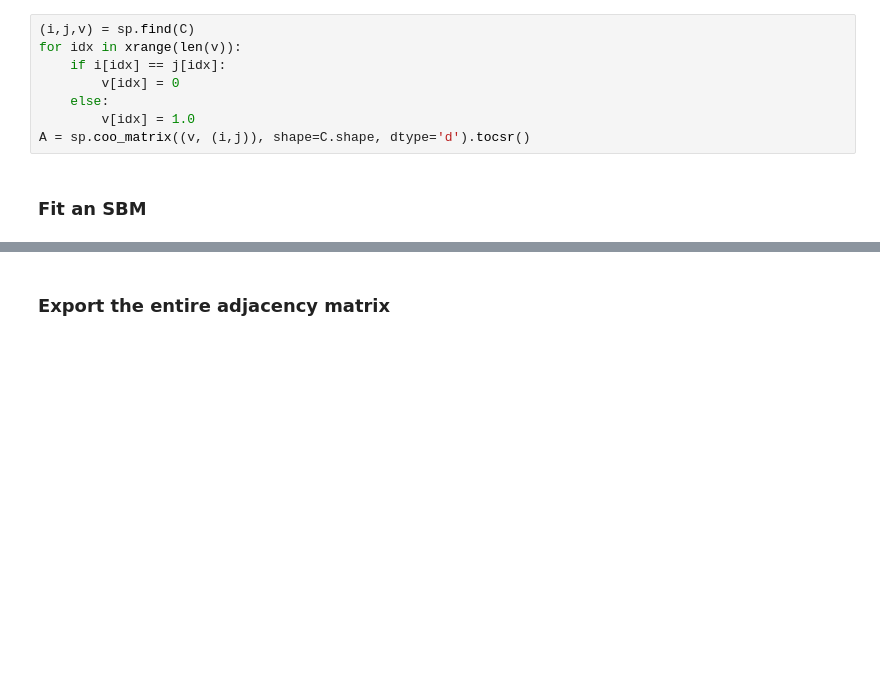
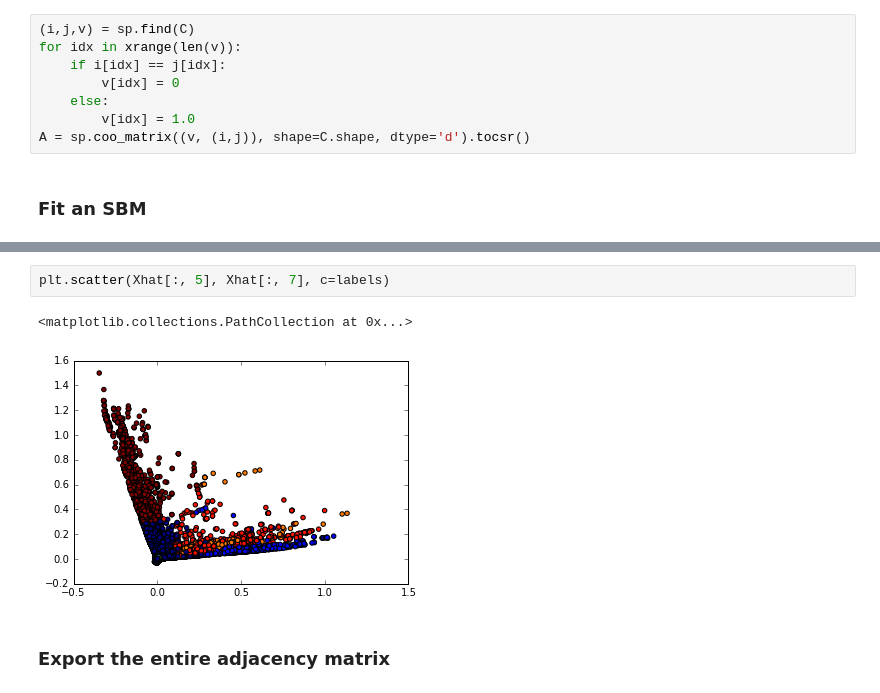
Before and after one commit to alexgittens/XDataUSPTOHackathon, a Jupyter notebook: generate_one_hop_adjacency_matrix.ipynb, the cells around one changed output, grey strips where cells are left out. Cells and saved outputs as stored; diff of their text form; blank space fills up the shorter version.

```diff
--- a/generate_one_hop_adjacency_matrix.ipynb
+++ b/generate_one_hop_adjacency_matrix.ipynb
@@ -95,3 +105,8 @@ plt.scatter(Xhat[:, 0], Xhat[:, 1], c=labels)
+# %%
+plt.scatter(Xhat[:, 5], Xhat[:, 7], c=labels)
+# %% [output]
+<matplotlib.collections.PathCollection at 0x...>
+[figure, added]
 # %% [markdown]
 ### Export the entire adjacency matrix
 # %%
```
Also changed, not shown: parts of 3 cells of this notebook, 4 other files.
